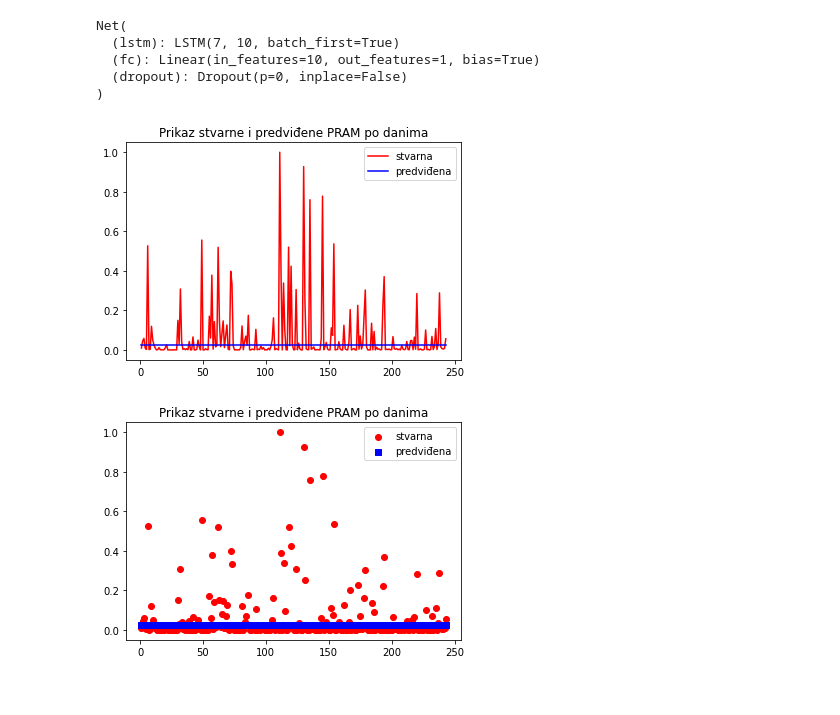
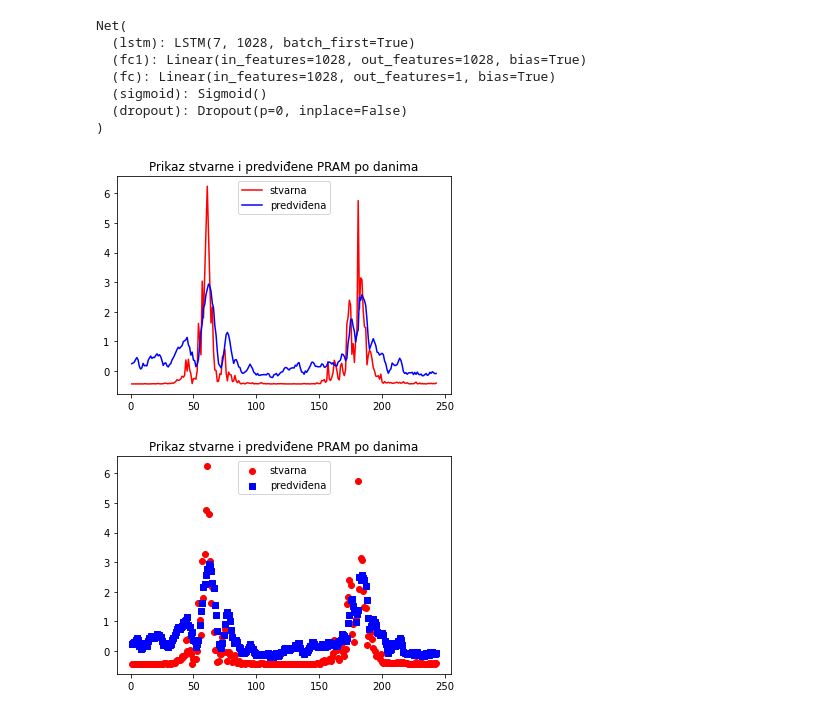
Before and after one commit to dmatijev/polen_forecasting, a Jupyter notebook: evaluate.ipynb, the cells around one changed output. Cells and saved outputs as stored; diff of their text form; code cells hidden in the pictures.

Commit message:
model slightly changed

```diff
--- a/evaluate.ipynb
+++ b/evaluate.ipynb
@@ -6,34 +6,40 @@ from data_set import *
 from torch.utils.data import DataLoader
 # %%
 seq_len = 3 #ovdje treba biti ista vrijednost kao kad se treniralo
-batch_size = 1 #ovdje treba biti ista vrijednost kao kad se treniralo
+batch_size = 1 #
 train_data, val_data, test_data = load_data('real_for_all_podaci.csv')
 input_dim = train_data.shape[1]
 test_dataset = Dataset(test_data, seq_len)
-test_loader = DataLoader(test_dataset, shuffle=True, batch_size=batch_size)
-model = Net(input_dim,  hidden_dim = 10, drop_prob = 0)
+test_loader = DataLoader(test_dataset, shuffle=False, batch_size=batch_size)
+train_dataset = Dataset(train_data, seq_len)
+train_loader = DataLoader(train_dataset, shuffle=False, batch_size=batch_size)
+model = Net(input_dim,  hidden_dim = 1028, drop_prob = 0)
 # %%
-path_to_model = 'models/epoch_199-batch_size_1-lr_1e-06.weights'
+path_to_model = 'models/epoch_84-batch_size_128-lr_0.0001-hidd_dim_1028.weights'
 model.load_state_dict(torch.load(path_to_model))
 model.eval()
 # %% [output]
 Net(
-  (lstm): LSTM(7, 10, batch_first=True)
-  (fc): Linear(in_features=10, out_features=1, bias=True)
+  (lstm): LSTM(7, 1028, batch_first=True)
+  (fc1): Linear(in_features=1028, out_features=1028, bias=True)
+  (fc): Linear(in_features=1028, out_features=1, bias=True)
+  (sigmoid): Sigmoid()
   (dropout): Dropout(p=0, inplace=False)
 )
 # %%
 realValues = []
 predictedValues = []
-h = model.lstm.weight_ih_l0
+#h = model.lstm.weight_ih_l0
+h = model.init_hidden(batch_size)
+
 for (inputs, labels) in test_loader:
     inputs, labels = inputs, labels
-    output = model(inputs, h)
+    output = model(inputs)#, h)
     realValues.append(labels.item())
     predictedValues.append(output.item())
 
 predictionsGraph(realValues, predictedValues)
 predictionsGraphScatter(realValues, predictedValues)
 # %% [output]
-[figure, old version]
+[figure, new version]
-[figure, old version]
+[figure, new version]
```
Also changed, not shown: parts of 1 cell of this notebook, 3 other files.
